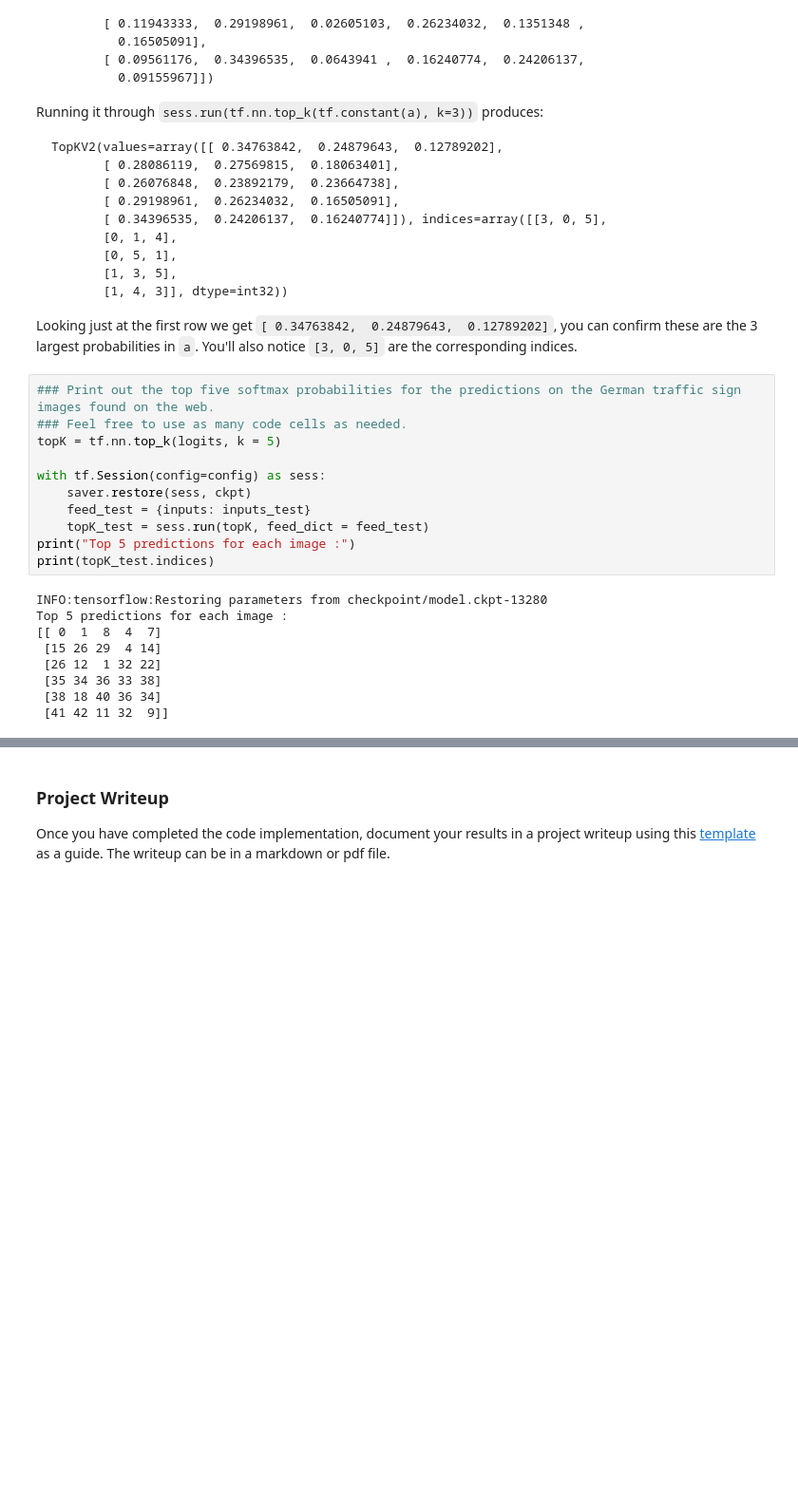
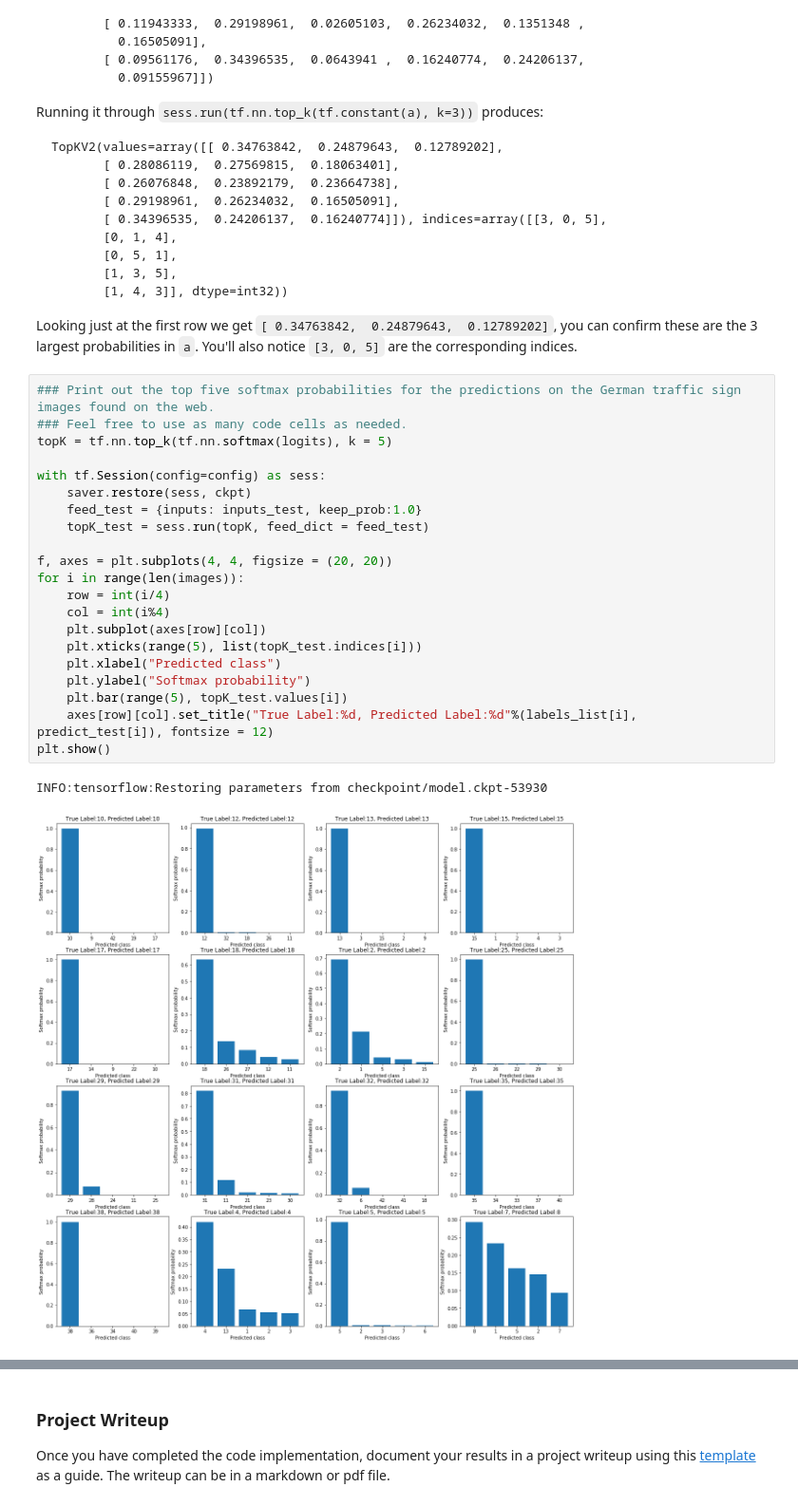
Before and after one commit to RockWenJJ/Udacity_TrafficSignClassifier, a Jupyter notebook: Traffic_Sign_Classifier.ipynb, the cells around one changed output, grey strips where cells are left out. Shown at 95% size. Cells and saved outputs as stored; diff of their text form; blank space fills up the shorter version.

```diff
--- a/Traffic_Sign_Classifier.ipynb
+++ b/Traffic_Sign_Classifier.ipynb
@@ -529,20 +580,24 @@ Looking just at the first row we get `[ 0.34763842,  0.24879643,  0.12789202]`,
 # %%
 ### Print out the top five softmax probabilities for the predictions on the German traffic sign images found on the web.
 ### Feel free to use as many code cells as needed.
-topK = tf.nn.top_k(logits, k = 5)
+topK = tf.nn.top_k(tf.nn.softmax(logits), k = 5)
 
 with tf.Session(config=config) as sess:
     saver.restore(sess, ckpt)
-    feed_test = {inputs: inputs_test}
+    feed_test = {inputs: inputs_test, keep_prob:1.0}
     topK_test = sess.run(topK, feed_dict = feed_test)
-print("Top 5 predictions for each image :")
-print(topK_test.indices)
+
+f, axes = plt.subplots(4, 4, figsize = (20, 20))
+for i in range(len(images)):
+    row = int(i/4)
+    col = int(i%4)
+    plt.subplot(axes[row][col])
+    plt.xticks(range(5), list(topK_test.indices[i]))
+    plt.xlabel("Predicted class")
+    plt.ylabel("Softmax probability")
+    plt.bar(range(5), topK_test.values[i])
+    axes[row][col].set_title("True Label:%d, Predicted Label:%d"%(labels_list[i], predict_test[i]), fontsize = 12)
+plt.show()
 # %% [output]
-INFO:tensorflow:Restoring parameters from checkpoint/model.ckpt-13280
-Top 5 predictions for each image :
-[[ 0  1  8  4  7]
- [15 26 29  4 14]
- [26 12  1 32 22]
- [35 34 36 33 38]
- [38 18 40 36 34]
- [41 42 11 32  9]]
+INFO:tensorflow:Restoring parameters from checkpoint/model.ckpt-53930
+[figure, added]
```
Also changed, not shown: parts of 17 cells of this notebook, 40 other files.
